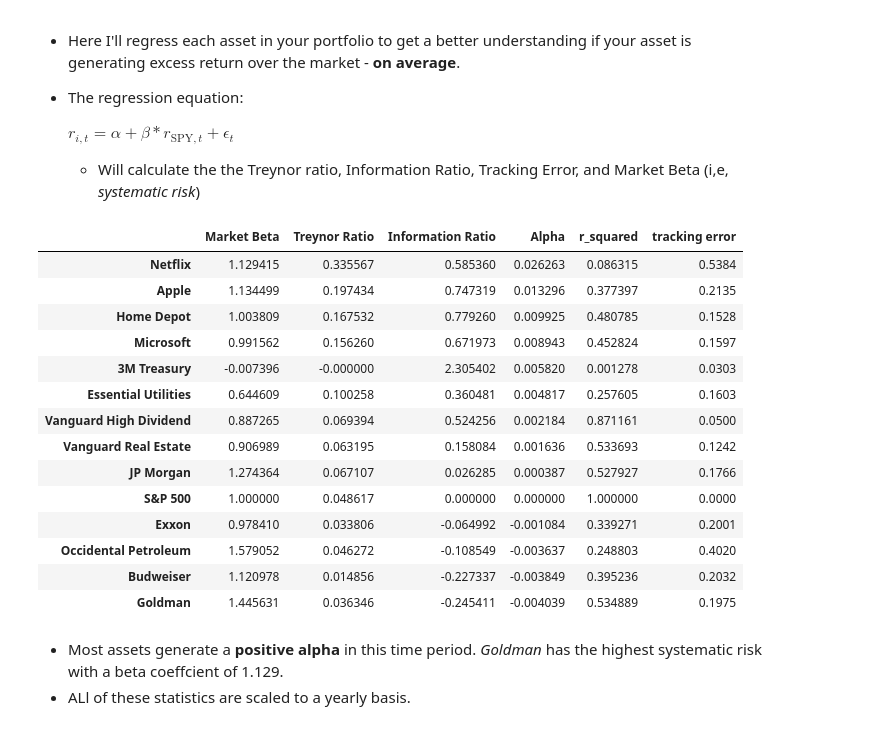
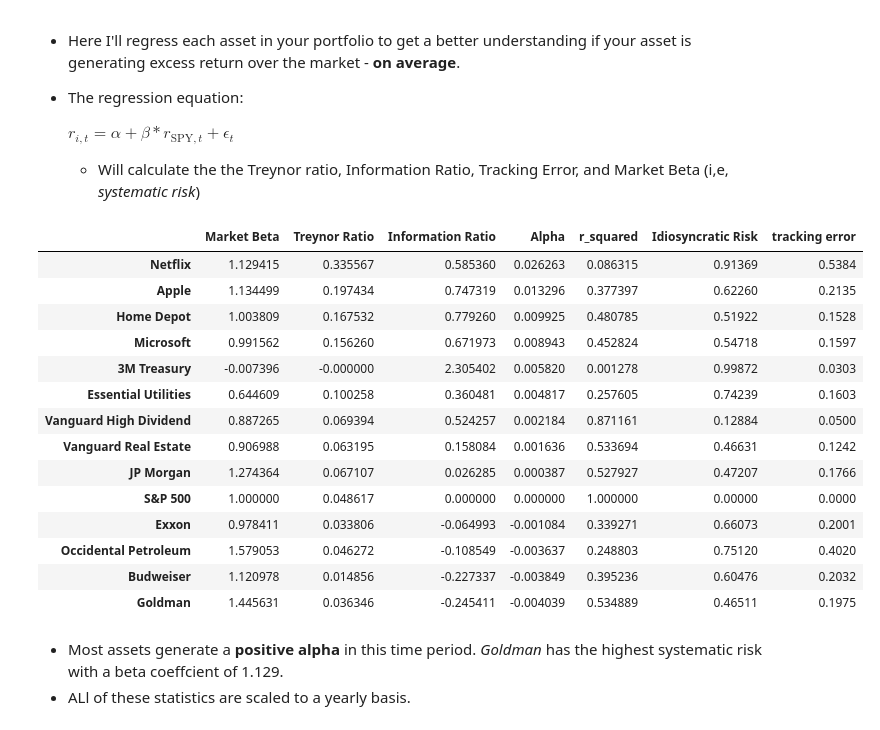
Before and after one commit to dcstein22/economics, a Jupyter notebook: tommy_new_portfolio.ipynb, the cells around one changed output. Drawn from its saved outputs; the diff is of its cells as text; code cells hidden in the pictures.

```diff
--- a/tommy_new_portfolio.ipynb
+++ b/tommy_new_portfolio.ipynb
@@ -53,10 +59,11 @@ def regression_based_performance(factor,fund_ret,rf,constant = True):
     if constant:
         information_ratio = model.params[0]*12/tracking_error
     r_squared = model.rsquared
+    unexplained_var = 1-r_squared
     if constant:
-        return (beta,treynor_ratio,information_ratio,alpha,r_squared,tracking_error)
+        return (beta,treynor_ratio,information_ratio,alpha,r_squared,unexplained_var,tracking_error)
     else:
-        return (beta,treynor_ratio,r_squared,tracking_error)
+        return (beta,treynor_ratio,r_squared,unexplained_var,tracking_error)
 # %% [markdown]
 # Getting the Data
 # %%
@@ -267,38 +274,39 @@ performance_summary(rets['2012'])
 # %%
 assets = rets.columns
 market = rets['S&P 500']
 risk_free = rets['3M Treasury']
 
 df_list = []
 for stock in assets:
     stock_ret = rets[stock]
     reg = regression_based_performance(market, stock_ret, risk_free)
     beta = reg[0][0]
     treynor_ratio = reg[1]
     information_ratio = reg[2]
     alpha = reg[3]
     r_squared = reg[4]
-    tracking_error = np.round(reg[5],4)
-    df_list.append(pd.DataFrame([[beta,treynor_ratio,information_ratio,alpha,r_squared, tracking_error]],columns=['Market Beta','Treynor Ratio','Information Ratio','Alpha','r_squared', 'tracking error'], index = [stock]))
+    idiosyncratic_risk = np.round(reg[5], 5)
+    tracking_error = np.round(reg[6],4)
+    df_list.append(pd.DataFrame([[beta,treynor_ratio,information_ratio,alpha,r_squared,idiosyncratic_risk ,tracking_error]],columns=['Market Beta','Treynor Ratio','Information Ratio','Alpha','r_squared','Idiosyncratic Risk' ,'tracking error'], index = [stock]))
 reg_performance = pd.concat(df_list)
 
 reg_performance.sort_values(by  = 'Alpha', ascending = False)
 # %% [output]
-|  | Market Beta | Treynor Ratio | Information Ratio | Alpha | r_squared | tracking error |
-| Netflix | 1.129415 | 0.335567 | 0.585360 | 0.026263 | 0.086315 | 0.5384 |
-| Apple | 1.134499 | 0.197434 | 0.747319 | 0.013296 | 0.377397 | 0.2135 |
-| Home Depot | 1.003809 | 0.167532 | 0.779260 | 0.009925 | 0.480785 | 0.1528 |
-| Microsoft | 0.991562 | 0.156260 | 0.671973 | 0.008943 | 0.452824 | 0.1597 |
-| 3M Treasury | -0.007396 | -0.000000 | 2.305402 | 0.005820 | 0.001278 | 0.0303 |
-| Essential Utilities | 0.644609 | 0.100258 | 0.360481 | 0.004817 | 0.257605 | 0.1603 |
-| Vanguard High Dividend | 0.887265 | 0.069394 | 0.524256 | 0.002184 | 0.871161 | 0.0500 |
-| Vanguard Real Estate | 0.906989 | 0.063195 | 0.158084 | 0.001636 | 0.533693 | 0.1242 |
-| JP Morgan | 1.274364 | 0.067107 | 0.026285 | 0.000387 | 0.527927 | 0.1766 |
-| S&P 500 | 1.000000 | 0.048617 | 0.000000 | 0.000000 | 1.000000 | 0.0000 |
-| Exxon | 0.978410 | 0.033806 | -0.064992 | -0.001084 | 0.339271 | 0.2001 |
-| Occidental Petroleum | 1.579052 | 0.046272 | -0.108549 | -0.003637 | 0.248803 | 0.4020 |
-| Budweiser | 1.120978 | 0.014856 | -0.227337 | -0.003849 | 0.395236 | 0.2032 |
-| Goldman | 1.445631 | 0.036346 | -0.245411 | -0.004039 | 0.534889 | 0.1975 |
+|  | Market Beta | Treynor Ratio | Information Ratio | Alpha | r_squared | Idiosyncratic Risk | tracking error |
+| Netflix | 1.129415 | 0.335567 | 0.585360 | 0.026263 | 0.086315 | 0.91369 | 0.5384 |
+| Apple | 1.134499 | 0.197434 | 0.747319 | 0.013296 | 0.377397 | 0.62260 | 0.2135 |
+| Home Depot | 1.003809 | 0.167532 | 0.779260 | 0.009925 | 0.480785 | 0.51922 | 0.1528 |
+| Microsoft | 0.991562 | 0.156260 | 0.671973 | 0.008943 | 0.452824 | 0.54718 | 0.1597 |
+| 3M Treasury | -0.007396 | -0.000000 | 2.305402 | 0.005820 | 0.001278 | 0.99872 | 0.0303 |
+| Essential Utilities | 0.644609 | 0.100258 | 0.360481 | 0.004817 | 0.257605 | 0.74239 | 0.1603 |
+| Vanguard High Dividend | 0.887265 | 0.069394 | 0.524257 | 0.002184 | 0.871161 | 0.12884 | 0.0500 |
+| Vanguard Real Estate | 0.906988 | 0.063195 | 0.158084 | 0.001636 | 0.533694 | 0.46631 | 0.1242 |
+| JP Morgan | 1.274364 | 0.067107 | 0.026285 | 0.000387 | 0.527927 | 0.47207 | 0.1766 |
+| S&P 500 | 1.000000 | 0.048617 | 0.000000 | 0.000000 | 1.000000 | 0.00000 | 0.0000 |
+| Exxon | 0.978411 | 0.033806 | -0.064993 | -0.001084 | 0.339271 | 0.66073 | 0.2001 |
+| Occidental Petroleum | 1.579053 | 0.046272 | -0.108549 | -0.003637 | 0.248803 | 0.75120 | 0.4020 |
+| Budweiser | 1.120978 | 0.014856 | -0.227337 | -0.003849 | 0.395236 | 0.60476 | 0.2032 |
+| Goldman | 1.445631 | 0.036346 | -0.245411 | -0.004039 | 0.534889 | 0.46511 | 0.1975 |
 # %% [markdown]
 - Most assets generate a **positive alpha** in this time period. *Goldman* has the highest systematic risk with a beta coeffcient of 1.129.
 - ALl of these statistics are scaled to a yearly basis.
```
Also changed, not shown: parts of 23 cells of this notebook.
